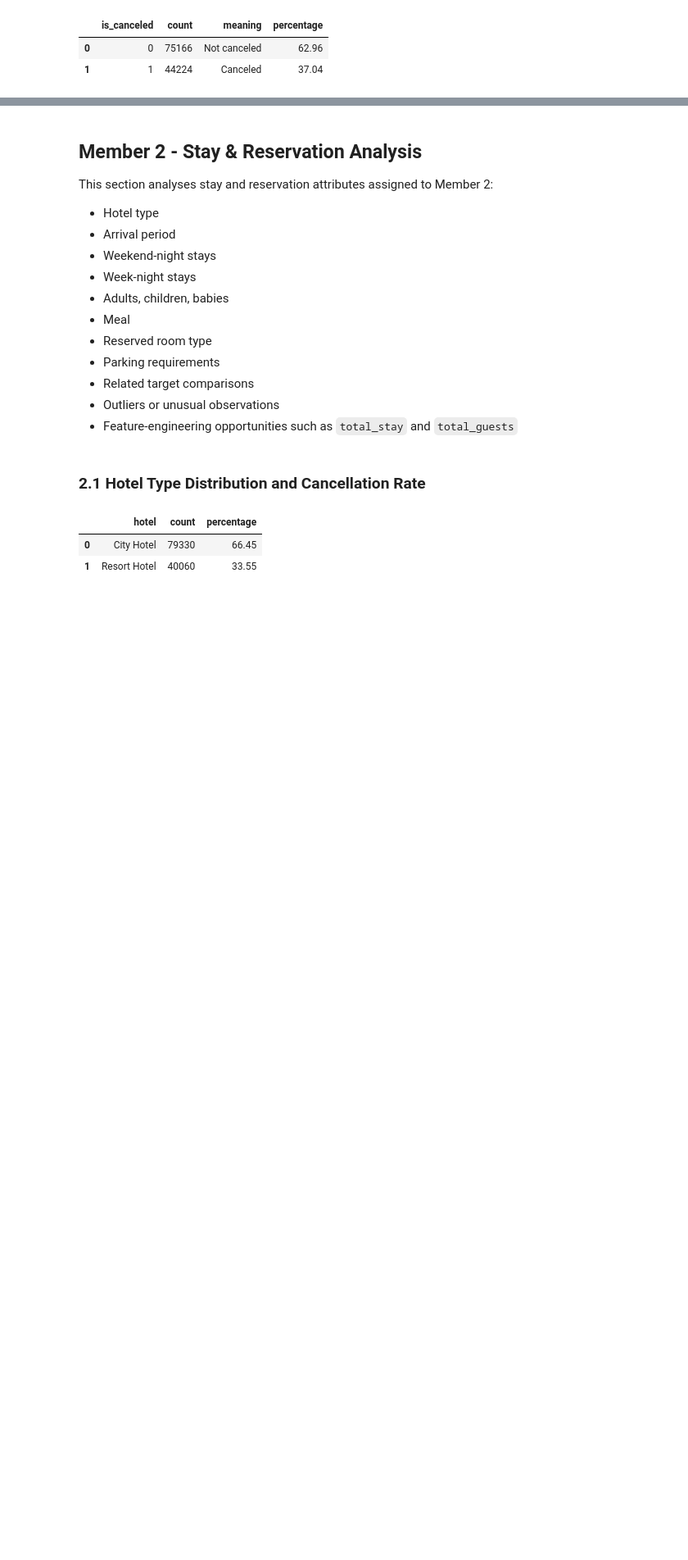
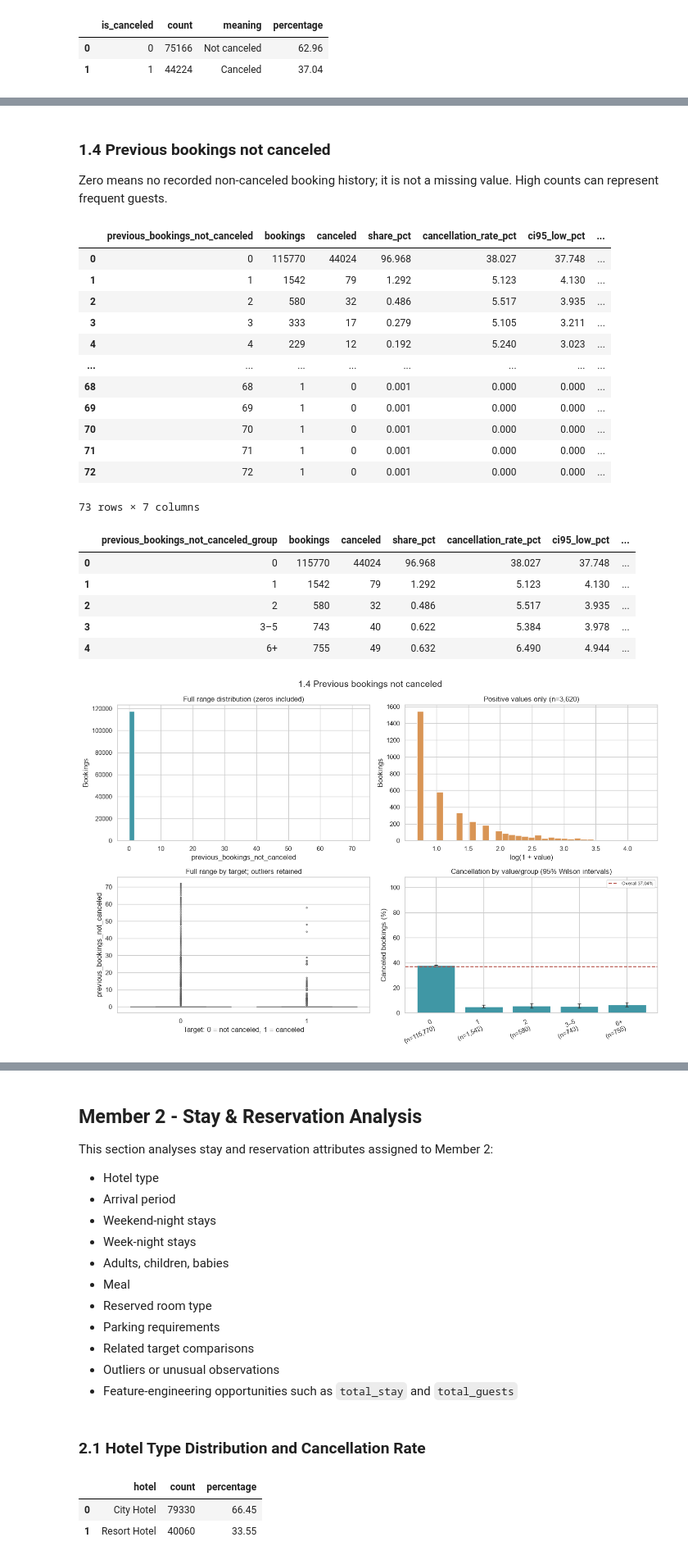
Before and after one commit to Manesha03/IT3051-FDM-Mini-Project-2026, a Jupyter notebook: 02_EDA/EDA.ipynb, the cells around one changed output, grey strips where cells are left out. Shown at 82% size. Drawn from its saved outputs; the diff is of its cells as text; code cells hidden in the pictures; blank space fills up the shorter version.

```diff
--- a/02_EDA/EDA.ipynb
+++ b/02_EDA/EDA.ipynb
@@ -72,0 +298,27 @@ This section is reserved for Member 1. Suggested variables include lead time, pr
+# %% [markdown]
+### 1.4 Previous bookings not canceled
+
+Zero means no recorded non-canceled booking history; it is not a missing value. High counts can represent frequent guests.
+# %%
+m1_analyse('previous_bookings_not_canceled', '1.4 Previous bookings not canceled')
+# %% [output]
+|  | previous_bookings_not_canceled | bookings | canceled | share_pct | cancellation_rate_pct | ci95_low_pct | ... |
+| 0 | 0 | 115770 | 44024 | 96.968 | 38.027 | 37.748 | ... |
+| 1 | 1 | 1542 | 79 | 1.292 | 5.123 | 4.130 | ... |
+| 2 | 2 | 580 | 32 | 0.486 | 5.517 | 3.935 | ... |
+| 3 | 3 | 333 | 17 | 0.279 | 5.105 | 3.211 | ... |
+| 4 | 4 | 229 | 12 | 0.192 | 5.240 | 3.023 | ... |
+| ... | ... | ... | ... | ... | ... | ... | ... |
+| 68 | 68 | 1 | 0 | 0.001 | 0.000 | 0.000 | ... |
+| 69 | 69 | 1 | 0 | 0.001 | 0.000 | 0.000 | ... |
+| 70 | 70 | 1 | 0 | 0.001 | 0.000 | 0.000 | ... |
+| 71 | 71 | 1 | 0 | 0.001 | 0.000 | 0.000 | ... |
+| 72 | 72 | 1 | 0 | 0.001 | 0.000 | 0.000 | ... |
+73 rows × 7 columns
+|  | previous_bookings_not_canceled_group | bookings | canceled | share_pct | cancellation_rate_pct | ci95_low_pct | ... |
+| 0 | 0 | 115770 | 44024 | 96.968 | 38.027 | 37.748 | ... |
+| 1 | 1 | 1542 | 79 | 1.292 | 5.123 | 4.130 | ... |
+| 2 | 2 | 580 | 32 | 0.486 | 5.517 | 3.935 | ... |
+| 3 | 3–5 | 743 | 40 | 0.622 | 5.384 | 3.978 | ... |
+| 4 | 6+ | 755 | 49 | 0.632 | 6.490 | 4.944 | ... |
+[figure, added]
```
Also changed, not shown: parts of 34 cells of this notebook, 11 other files.
